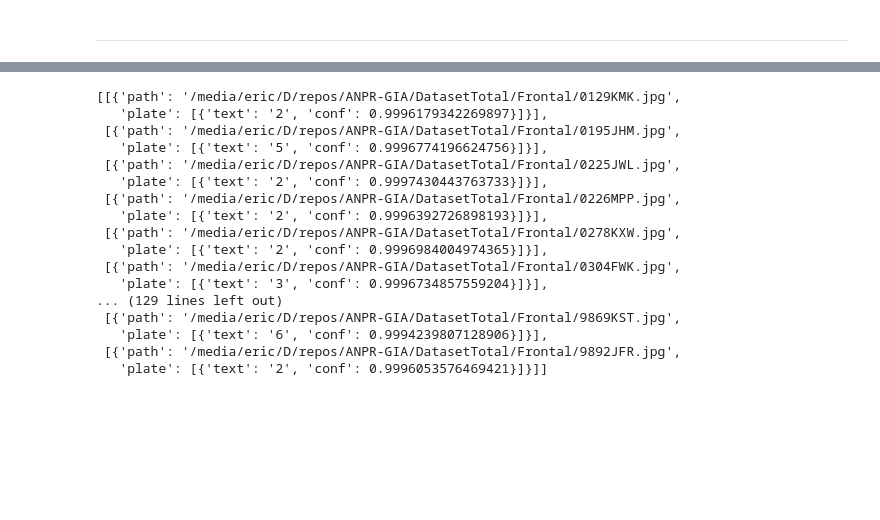
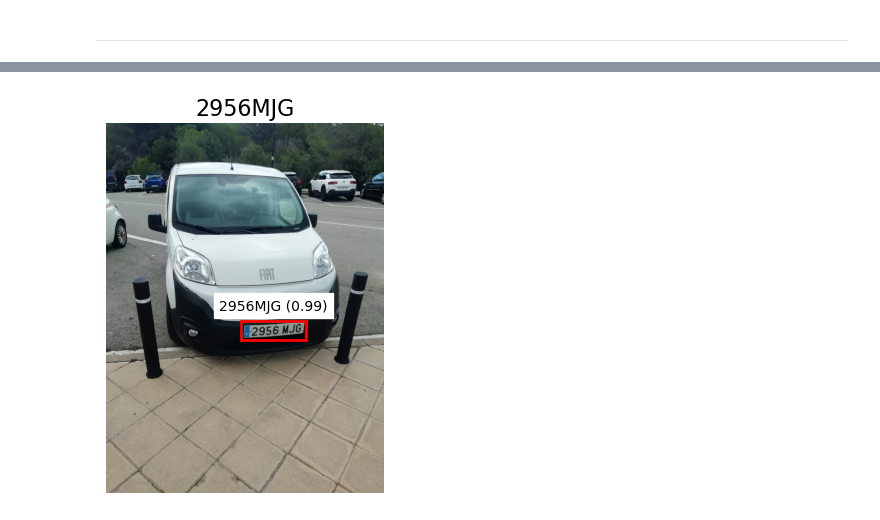
Before and after one commit to marinocom/ANPR-GIA, a Jupyter notebook: example.ipynb, the cells around one changed output, grey strips where cells are left out. Cells and saved outputs as stored; diff of their text form; code cells hidden in the pictures; blank space fills up the shorter version.

Commit message:
Finish pipeline

```diff
--- a/example.ipynb
+++ b/example.ipynb
@@ -370,4 +370,5 @@ from huggingface_hub import hf_hub_download
 
 model_path = hf_hub_download(repo_id="Pikurrot/yolo11n-licenseplates", filename="yolo11n_licenseplates.pt")
 pipeline = Pipeline(model_path)
+result = pipeline("DatasetTotal/Above/")
 # %% [output]
@@ -418,41 +389,0 @@ Speed: 2.6ms preprocess, 15.1ms inference, 3.7ms postprocess per image at shape
-# %%
-import numpy as np
-from tqdm import tqdm
-
-recognized = []
-for img in tqdm(segments):
-	img_recognized = []
-	for plate in img:
-		path, segs = plate.values()
-		if len(segs) == 0:
-			img_recognized.append({"path": path, "plate": []})
-			continue
-		plate_recognized = []
-
-		# Run OCR on each segment
-		results = pipeline.ocr_reader.ocr(
-			[np.array(segment.convert("RGB")) for segment in segs],
-			det=False,
-			rec=True,
-			cls=False
-		)
-		# results = [
-		# 	pipeline.ocr_reader.ocr(
-		# 		np.array(segment),
-		# 		det=False,
-		# 		rec=True,
-		# 		cls=False
-		# 	)[0]
-		# 	for segment in segs
-		# ]
-
-		# Extract the recognized text and confidence
-		for result in results:
-			texts = [text.replace(" ","") for text, conf in result]
-			confs = [conf for text, conf in result]
-			argmax = np.argmax(confs)
-			if confs[argmax] > 0.5: # Filter by confidence
-				plate_recognized.append({"text": texts[argmax], "conf": confs[argmax]})
-
-		img_recognized.append({"path": path, "plate": plate_recognized})
-	recognized.append(img_recognized)
@@ -461,20 +390,4 @@ recognized
-# %%
-recognized
-# %% [output]
-[[{'path': '/media/eric/D/repos/ANPR-GIA/DatasetTotal/Frontal/0129KMK.jpg',
-   'plate': [{'text': '2', 'conf': 0.9996179342269897}]}],
- [{'path': '/media/eric/D/repos/ANPR-GIA/DatasetTotal/Frontal/0195JHM.jpg',
-   'plate': [{'text': '5', 'conf': 0.9996774196624756}]}],
- [{'path': '/media/eric/D/repos/ANPR-GIA/DatasetTotal/Frontal/0225JWL.jpg',
-   'plate': [{'text': '2', 'conf': 0.9997430443763733}]}],
- [{'path': '/media/eric/D/repos/ANPR-GIA/DatasetTotal/Frontal/0226MPP.jpg',
-   'plate': [{'text': '2', 'conf': 0.9996392726898193}]}],
- [{'path': '/media/eric/D/repos/ANPR-GIA/DatasetTotal/Frontal/0278KXW.jpg',
-   'plate': [{'text': '2', 'conf': 0.9996984004974365}]}],
- [{'path': '/media/eric/D/repos/ANPR-GIA/DatasetTotal/Frontal/0304FWK.jpg',
-   'plate': [{'text': '3', 'conf': 0.9996734857559204}]}],
-... (129 lines left out)
- [{'path': '/media/eric/D/repos/ANPR-GIA/DatasetTotal/Frontal/9869KST.jpg',
-   'plate': [{'text': '6', 'conf': 0.9994239807128906}]}],
- [{'path': '/media/eric/D/repos/ANPR-GIA/DatasetTotal/Frontal/9892JFR.jpg',
-   'plate': [{'text': '2', 'conf': 0.9996053576469421}]}]]
+# %%
+pipeline.plot_result(result[3])
+# %% [output]
+[figure, added]
```
Also changed, not shown: parts of 6 cells of this notebook, 1 other file.
